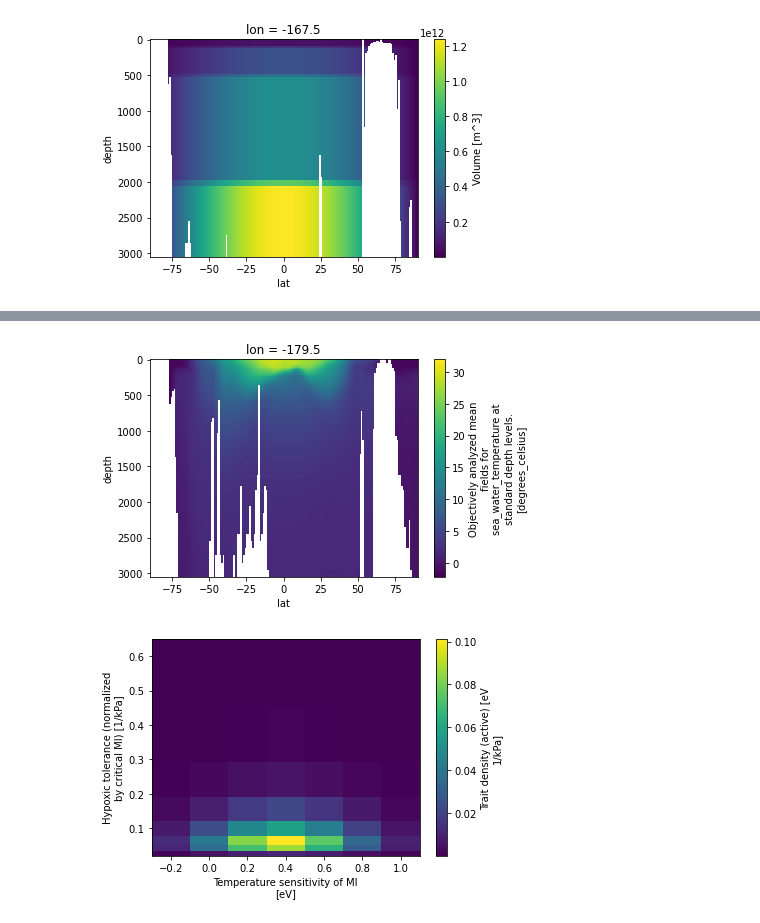
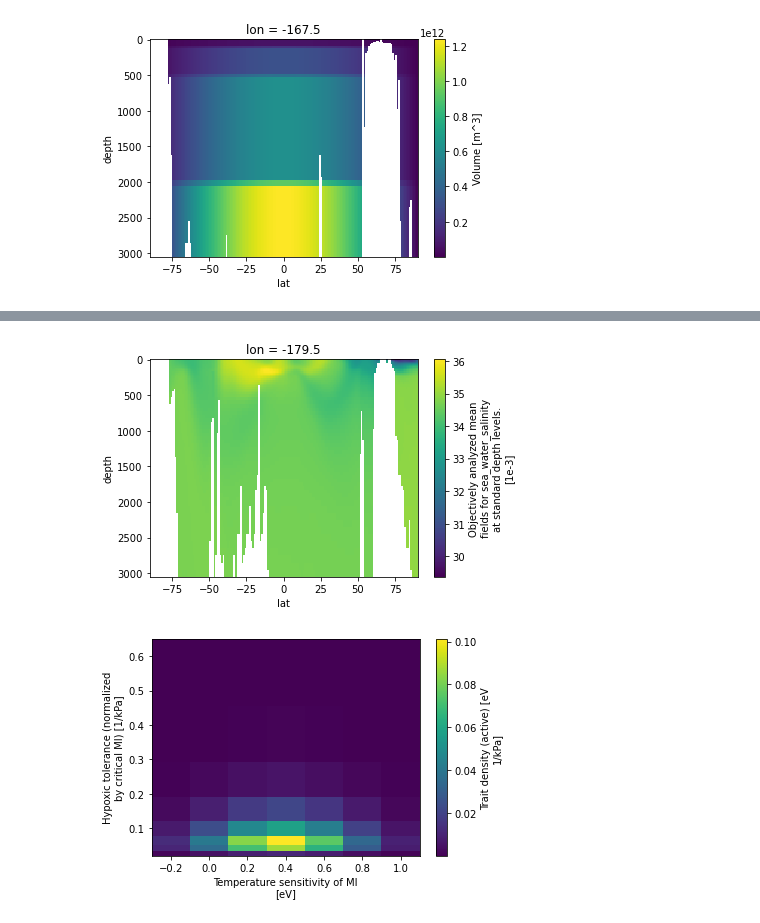
Before and after one commit to matt-long/aerobic-safety-margins, a Jupyter notebook: notebooks/trait-space-obs-habitat-vol.ipynb, the cells around one changed output, grey strips where cells are left out. Drawn from its saved outputs; the diff is of its cells as text; code cells hidden in the pictures.

```diff
--- a/notebooks/trait-space-obs-habitat-vol.ipynb
+++ b/notebooks/trait-space-obs-habitat-vol.ipynb
@@ -52,10 +52,10 @@ ds = xr.merge(
             ['t_an', 's_an']
         ],
     )
-).sel(depth=slice(0, 3000.0))
+).sel(depth=slice(0, 1000.0))
 
 depth = xr.full_like(ds.t_an, fill_value=1.0) * ds.depth
-ds['pO2'] = thermodyn.compute_pO2(ds.o_an, ds.t_an, ds.s_an, depth)
+ds['pO2'] = thermodyn.compute_pO2(ds.o_an, ds.t_an, ds.s_an, depth, gravimetric_units=True)
 
 ds['dz'] = ds.depth_bnds.diff('nbounds').squeeze()
 ds['area'] = util.compute_grid_area(ds)
@@ -98,7 +102,7 @@ ds.pO2.mean('lon').plot(yincrease=False);
 # %%
-ds.t_an.sel(lon=-179.5).plot(yincrease=False, vmin=-2.2, vmax=32);
+ds.s_an.sel(lon=-179.5).plot(yincrease=False);
 # %% [output]
-[figure, old version]
+[figure, new version]
 # %%
 curator = util.curator_local_assets()
 cat = curator.open_catalog()
```
Also changed, not shown: parts of 7 cells of this notebook, 3 other files.
